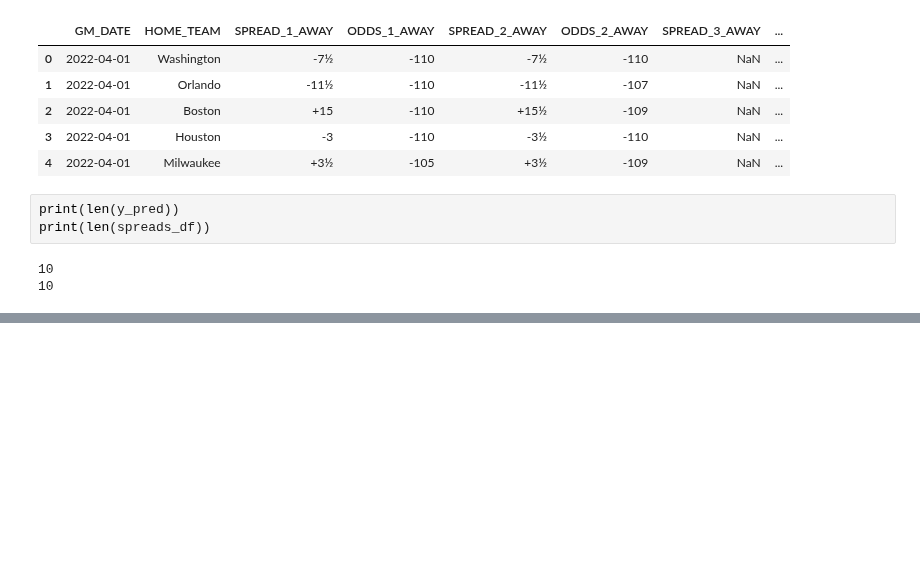
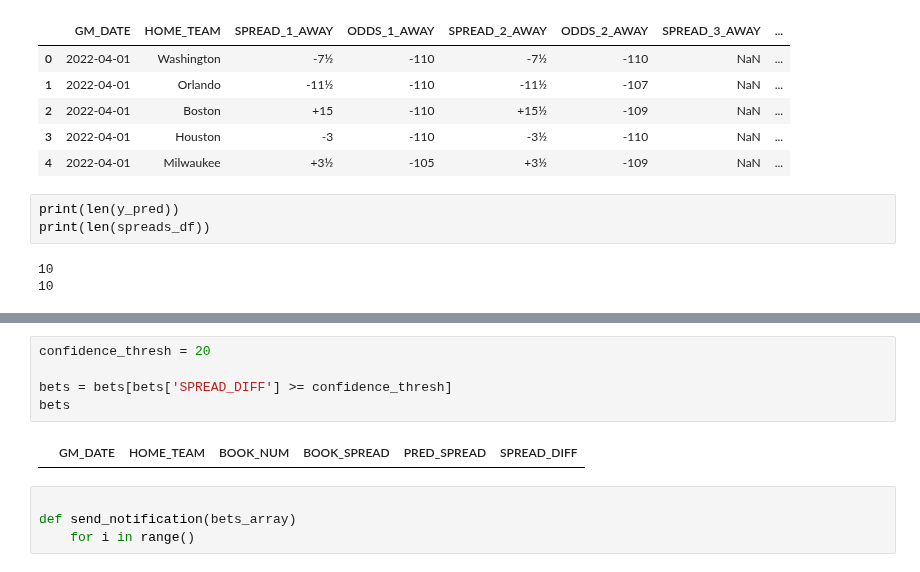
Before and after one commit to jnshzk/nba_beating_the_spread, a Jupyter notebook: daily_refresh/daily_model.ipynb, the cells around one changed output, grey strips where cells are left out. Saved outputs shown, nothing was run; the diff lists cells and outputs as text; blank space fills up the shorter version.

```diff
--- a/daily_refresh/daily_model.ipynb
+++ b/daily_refresh/daily_model.ipynb
@@ -207,0 +244,11 @@ for i, row in spreads_df.iterrows():
+# %%
+confidence_thresh = 20
+
+bets = bets[bets['SPREAD_DIFF'] >= confidence_thresh]
+bets
+# %% [output]
+|  | GM_DATE | HOME_TEAM | BOOK_NUM | BOOK_SPREAD | PRED_SPREAD | SPREAD_DIFF |
+# %%
+
+def send_notification(bets_array)
+    for i in range()
```
Also changed, not shown: parts of 9 cells of this notebook, 1 other file.
